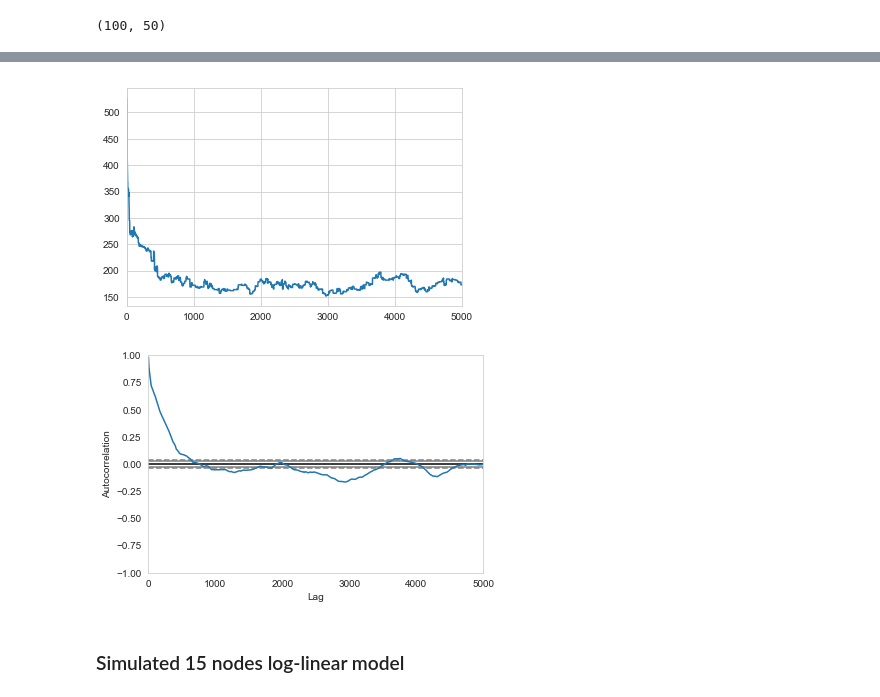
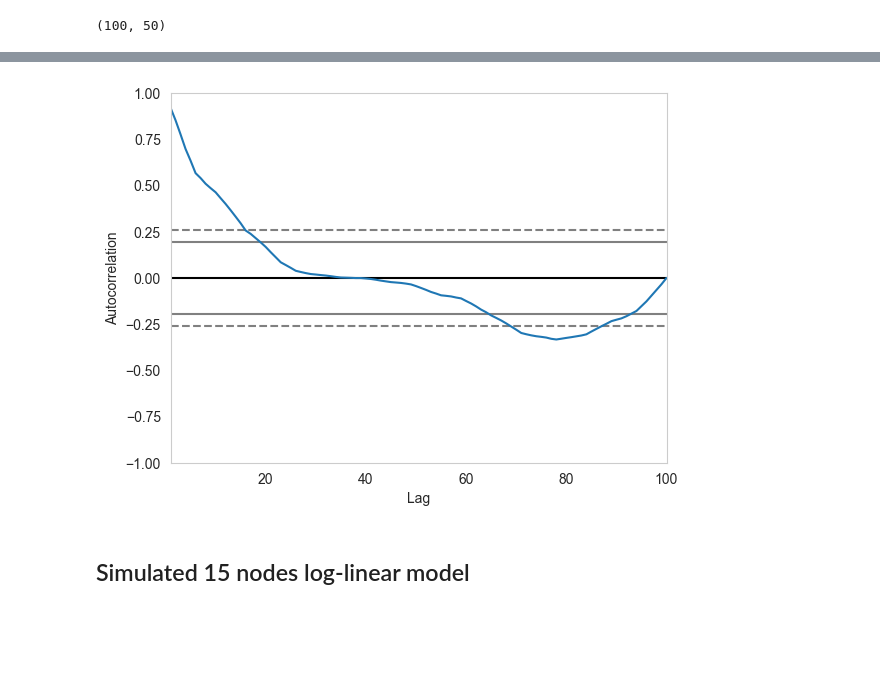
Before and after one commit to felixleopoldo/trilearn, a Jupyter notebook: example_structure_learning.ipynb, the cells around one changed output, grey strips where cells are left out. Cells and saved outputs as stored; diff of their text form; code cells hidden in the pictures; blank space fills up the shorter version.

```diff
--- a/example_structure_learning.ipynb
+++ b/example_structure_learning.ipynb
@@ -128,8 +121,4 @@ ar_graph_traj = pgibbs.sample_trajectory_ggm(dataframe=ar_df, n_particles=50, al
-# %%
-ar_graph_traj.size().plot();
-# %% [output]
-[figure, removed]
 # %%
-autocorrelation_plot(ar_graph_traj.size());
+autocorrelation_plot(ar_graph_traj_seed1.size());
 # %% [output]
-[figure, old version]
+[figure, new version]
@@ -138,5 +125,5 @@ nx.draw(ar_mapgraph, with_labels=True)
 # %% [markdown]
-### Simulated 15 nodes log-linear model
+## Simulated 15 nodes log-linear model
 # %%
 loglin_graph = nx.Graph()
 loglin_graph.add_nodes_from(range(15))
```
Also changed, not shown: parts of 38 cells of this notebook, 32 other files.
